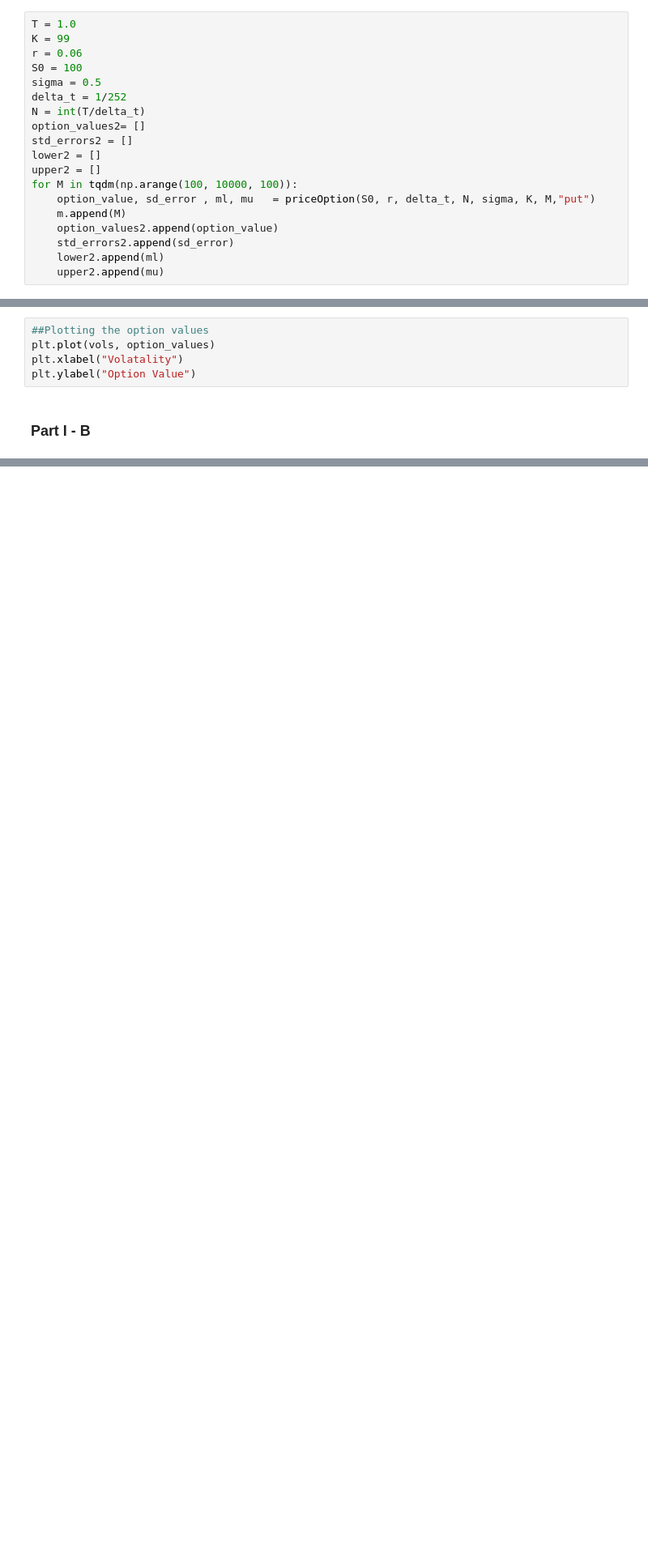
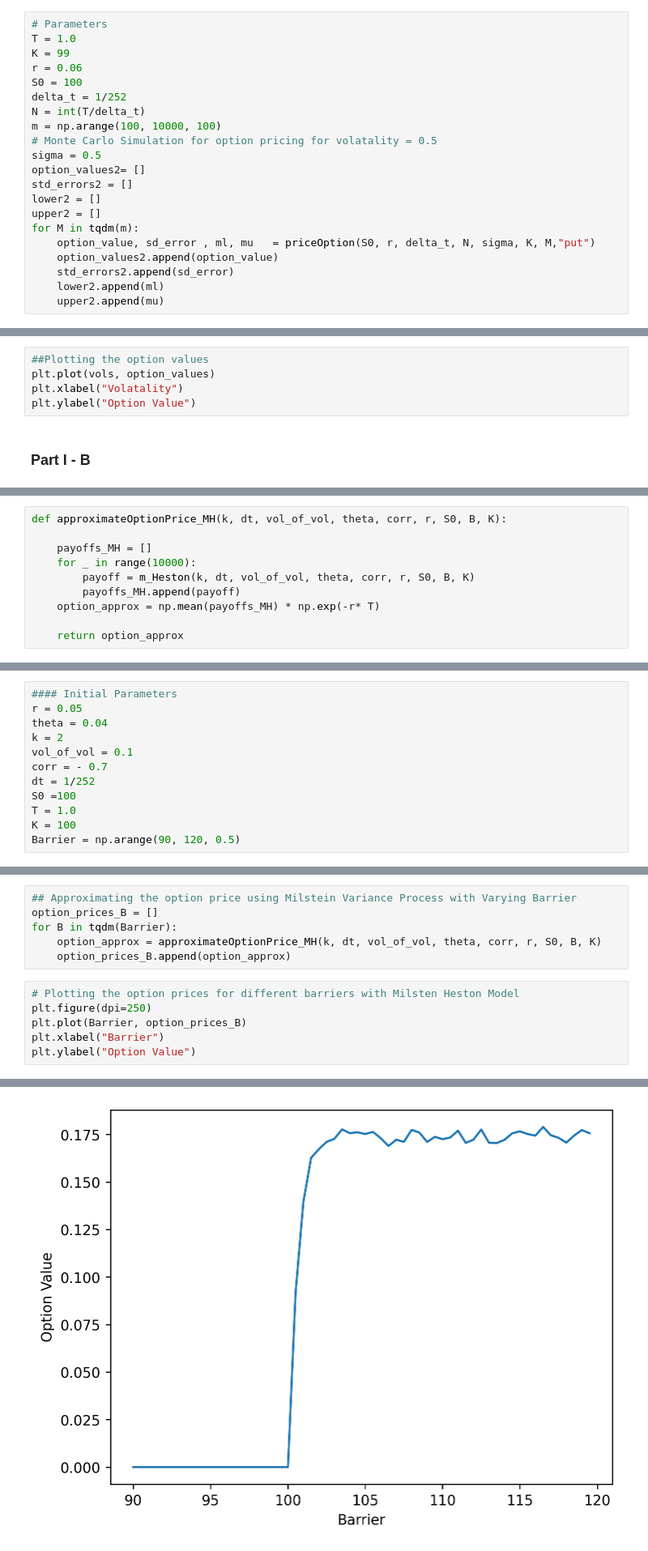
Before and after one commit to NitaiNijholt/ComputationalFinance, a Jupyter notebook: Assignments/Assignment2/Assignment2.ipynb, the cells around one changed output, grey strips where cells are left out. Shown at 81% size. Saved outputs shown, nothing was run; the diff lists cells and outputs as text; blank space fills up the shorter version.

Commit message:
Ananlysis of Milstein Heston Model

```diff
--- a/Assignments/Assignment2/Assignment2.ipynb
+++ b/Assignments/Assignment2/Assignment2.ipynb
@@ -107,18 +135,20 @@ plt.show()
 # %%
+# Parameters
 T = 1.0
 K = 99
 r = 0.06
 S0 = 100
-sigma = 0.5
 delta_t = 1/252
 N = int(T/delta_t)
+m = np.arange(100, 10000, 100)
+# Monte Carlo Simulation for option pricing for volatality = 0.5
+sigma = 0.5
 option_values2= []
 std_errors2 = []
 lower2 = []
 upper2 = []
-for M in tqdm(np.arange(100, 10000, 100)):
+for M in tqdm(m):
     option_value, sd_error , ml, mu   = priceOption(S0, r, delta_t, N, sigma, K, M,"put")
-    m.append(M)
     option_values2.append(option_value)
     std_errors2.append(sd_error)
     lower2.append(ml)
@@ -215,0 +277,10 @@ plt.ylabel("Option Value")
+# %%
+def approximateOptionPrice_MH(k, dt, vol_of_vol, theta, corr, r, S0, B, K):
+
+    payoffs_MH = []
+    for _ in range(10000):
+        payoff = m_Heston(k, dt, vol_of_vol, theta, corr, r, S0, B, K)
+        payoffs_MH.append(payoff)
+    option_approx = np.mean(payoffs_MH) * np.exp(-r* T)
+
+    return option_approx
@@ -215,0 +289,12 @@ plt.ylabel("Option Value")
+# %%
+#### Initial Parameters
+r = 0.05
+theta = 0.04
+k = 2
+vol_of_vol = 0.1
+corr = - 0.7
+dt = 1/252
+S0 =100
+T = 1.0
+K = 100
+Barrier = np.arange(90, 120, 0.5)
@@ -215,0 +303,13 @@ plt.ylabel("Option Value")
+# %%
+## Approximating the option price using Milstein Variance Process with Varying Barrier
+option_prices_B = []
+for B in tqdm(Barrier):
+    option_approx = approximateOptionPrice_MH(k, dt, vol_of_vol, theta, corr, r, S0, B, K)
+    option_prices_B.append(option_approx)
+# %%
+# Plotting the option prices for different barriers with Milsten Heston Model
+plt.figure(dpi=250)
+plt.plot(Barrier, option_prices_B)
+plt.xlabel("Barrier")
+plt.ylabel("Option Value")
+# %% [output]
@@ -215,0 +317 @@ plt.ylabel("Option Value")
+[figure, added]
```
Also changed, not shown: parts of 40 cells of this notebook.
